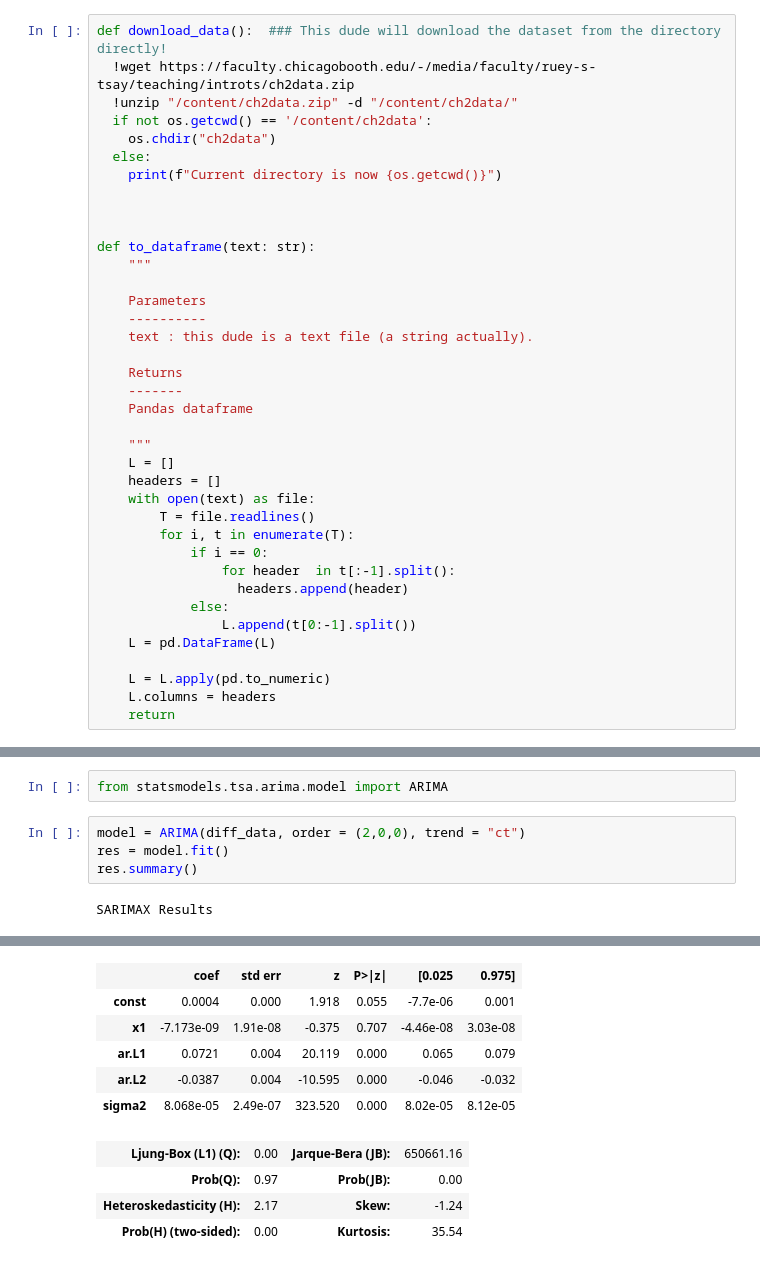
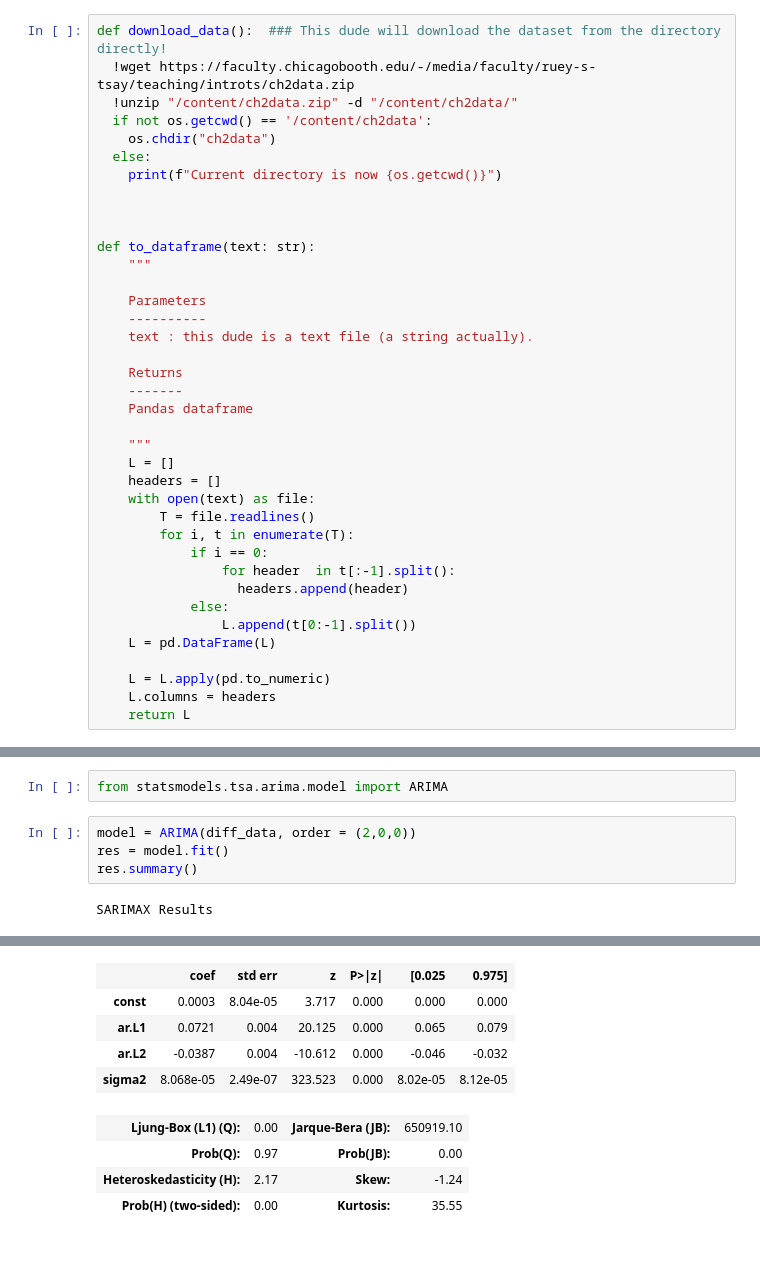
Before and after one commit to y-akbal/Tedu_Time_Series, a Jupyter notebook: W6/W6P2.ipynb, the cells around one changed output, grey strips where cells are left out. Saved outputs shown, nothing was run; the diff lists cells and outputs as text.

```diff
--- a/W6/W6P2.ipynb
+++ b/W6/W6P2.ipynb
@@ -88,7 +89,7 @@ def to_dataframe(text: str):
 
     L = L.apply(pd.to_numeric)
     L.columns = headers
-    return
+    return L
 # %%
 download_data()
 os.listdir()   ### make sure that you are at the right directory
@@ -181,7 +217,7 @@ statsmodels.tsa.stattools.adfuller(diff_data)    ### model choses the best param
 # %%
 from statsmodels.tsa.arima.model import ARIMA
 # %%
-model = ARIMA(diff_data, order = (2,0,0), trend = "ct")
+model = ARIMA(diff_data, order = (2,0,0))
 res = model.fit()
 res.summary()
 # %% [output]
@@ -194,15 +230,14 @@ SARIMAX Results
 |  | - 14661 |  |  |
 | Covariance Type: | opg |  |  |
 |  | coef | std err | z | P>|z| | [0.025 | 0.975] |
-| const | 0.0004 | 0.000 | 1.918 | 0.055 | -7.7e-06 | 0.001 |
-| x1 | -7.173e-09 | 1.91e-08 | -0.375 | 0.707 | -4.46e-08 | 3.03e-08 |
-| ar.L1 | 0.0721 | 0.004 | 20.119 | 0.000 | 0.065 | 0.079 |
-| ar.L2 | -0.0387 | 0.004 | -10.595 | 0.000 | -0.046 | -0.032 |
-| sigma2 | 8.068e-05 | 2.49e-07 | 323.520 | 0.000 | 8.02e-05 | 8.12e-05 |
+| const | 0.0003 | 8.04e-05 | 3.717 | 0.000 | 0.000 | 0.000 |
+| ar.L1 | 0.0721 | 0.004 | 20.125 | 0.000 | 0.065 | 0.079 |
+| ar.L2 | -0.0387 | 0.004 | -10.612 | 0.000 | -0.046 | -0.032 |
+| sigma2 | 8.068e-05 | 2.49e-07 | 323.523 | 0.000 | 8.02e-05 | 8.12e-05 |
-| Ljung-Box (L1) (Q): | 0.00 | Jarque-Bera (JB): | 650661.16 |
+| Ljung-Box (L1) (Q): | 0.00 | Jarque-Bera (JB): | 650919.10 |
 | Prob(Q): | 0.97 | Prob(JB): | 0.00 |
 | Heteroskedasticity (H): | 2.17 | Skew: | -1.24 |
-| Prob(H) (two-sided): | 0.00 | Kurtosis: | 35.54 |
+| Prob(H) (two-sided): | 0.00 | Kurtosis: | 35.55 |
 Warnings:
 [1] Covariance matrix calculated using the outer product of gradients (complex-step).
 # %%
```
Also changed, not shown: parts of 7 cells of this notebook.
